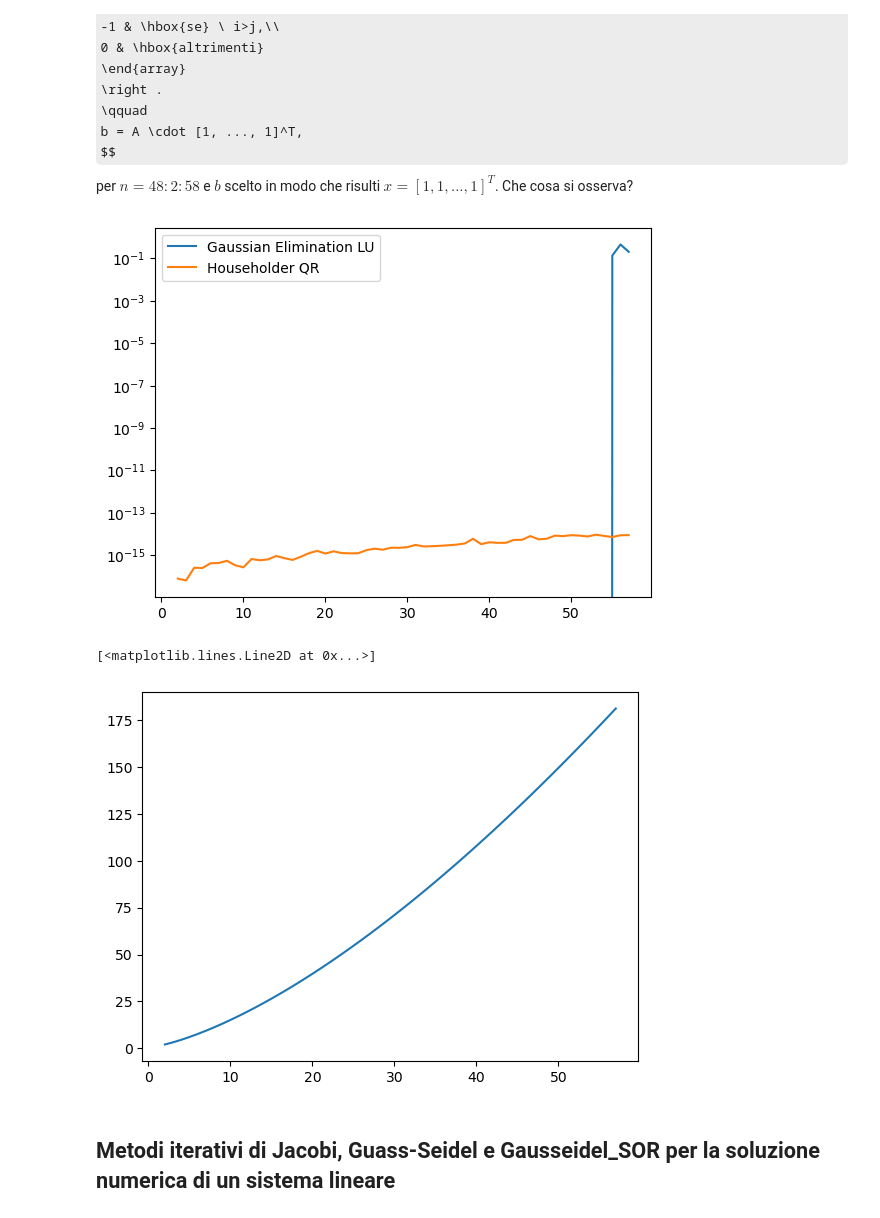
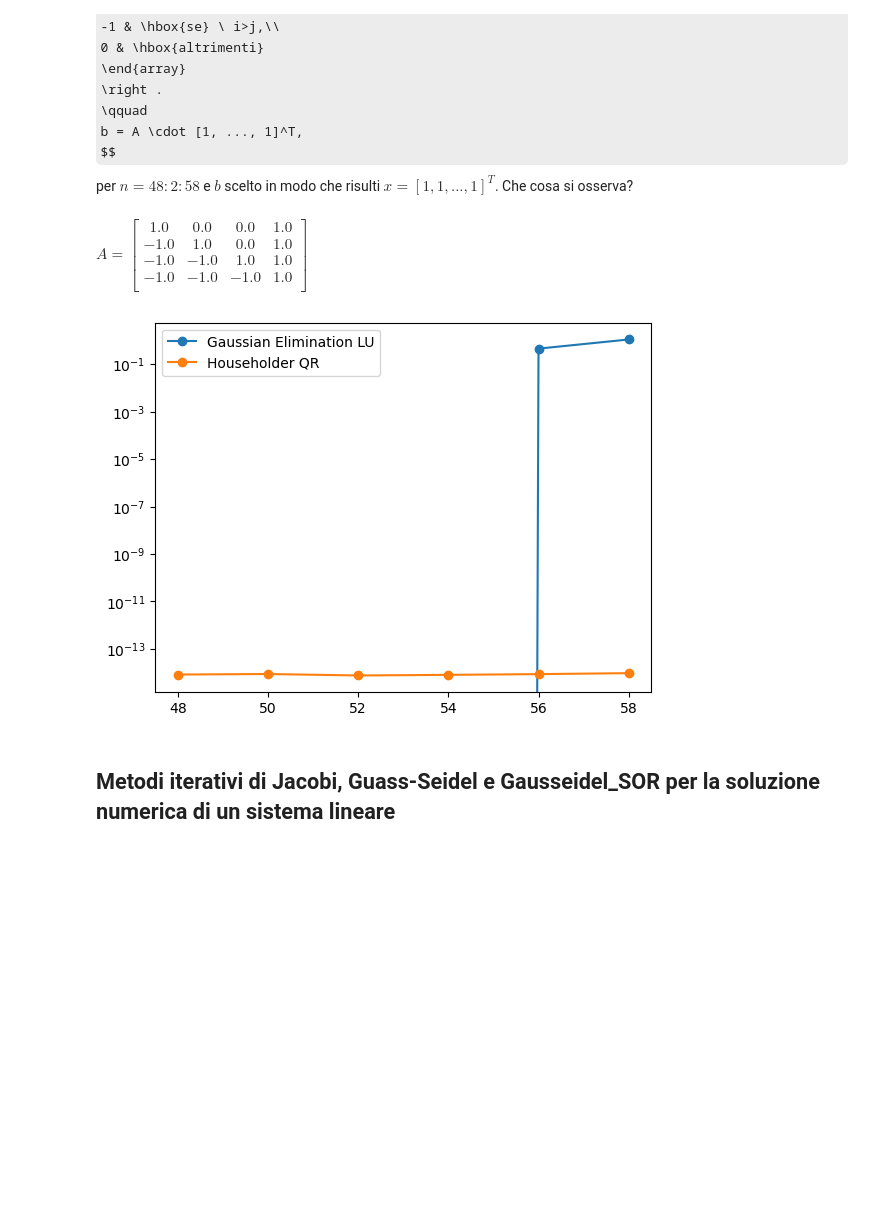
Before and after one commit to KeegTheBoi/metodi_numerici_es, a Jupyter notebook: Lecture 8/Esercitazione23_Aprile_2024.ipynb, the cells around one changed output. Cells and saved outputs as stored; diff of their text form; code cells hidden in the pictures; some formulas as TeX source; blank space fills up the shorter version.

```diff
--- a/Lecture 8/Esercitazione23_Aprile_2024.ipynb
+++ b/Lecture 8/Esercitazione23_Aprile_2024.ipynb
@@ -379,11 +379,11 @@ def show_relative_errors(n, A, methods):
     #applico per ciascun ordine la soluzione usando diversi metodi
     x = [solver(i, methods.values(), A) for i in n]
     #confronto l'errore relativo dei due metodi
-    plt.semilogy(n, x)
+    plt.semilogy(n, x, '-o')
     plt.legend(methods.keys())
     plt.show()
 # %%
-n = np.arange(2, 57)
+n = np.arange(4, 40, 6)
 methods: dict = {'Gaussian Elimination LU':sys.LU_solve, 'Householder QR': sys.QR_solve}
 show_relative_errors(n, Hankel, methods)
 # %% [output]
@@ -410,21 +410,17 @@ cosa si osserva?
 # %%
 def my_A(n: int) -> np:
     A = np.identity(n)
-    for i in range(1,n):
-        A -= np.eye(n, k=-i)
+    A -= np.tril(np.ones_like(A), -1)
     A[:,-1] = 1
     return A
 # %%
-n = np.arange(2, 58)
+n = np.arange(48, 60, 2)
 methods: dict = {'Gaussian Elimination LU':sys.LU_solve, 'Householder QR': sys.QR_solve}
+display_matrix(my_A(4), notation='A')
 show_relative_errors(n, my_A, methods)
-
-K = lambda A: lin.norm(A) * lin.norm(splin.inv(A))
-plt.plot(n, [K(my_A(i)) for i in n])
 # %% [output]
+$ A= \begin{bmatrix}1.0 & 0.0 & 0.0 & 1.0 \\ -1.0 & 1.0 & 0.0 & 1.0 \\ -1.0 & -1.0 & 1.0 & 1.0 \\ -1.0 & -1.0 & -1.0 & 1.0 \\ \end{bmatrix}$
-[figure, old version]
+[figure, new version]
-[<matplotlib.lines.Line2D at 0x...>]
-[figure, removed]
 # %% [markdown]
 ## Metodi iterativi di Jacobi, Guass-Seidel e Gausseidel_SOR per la soluzione numerica di un sistema lineare
 # %% [markdown]
```
Also changed, not shown: parts of 14 cells of this notebook, 1 other file.
